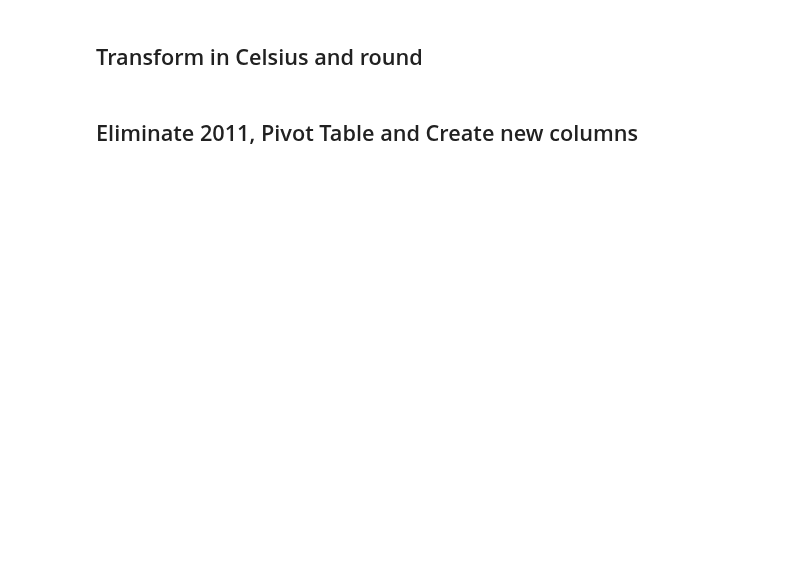
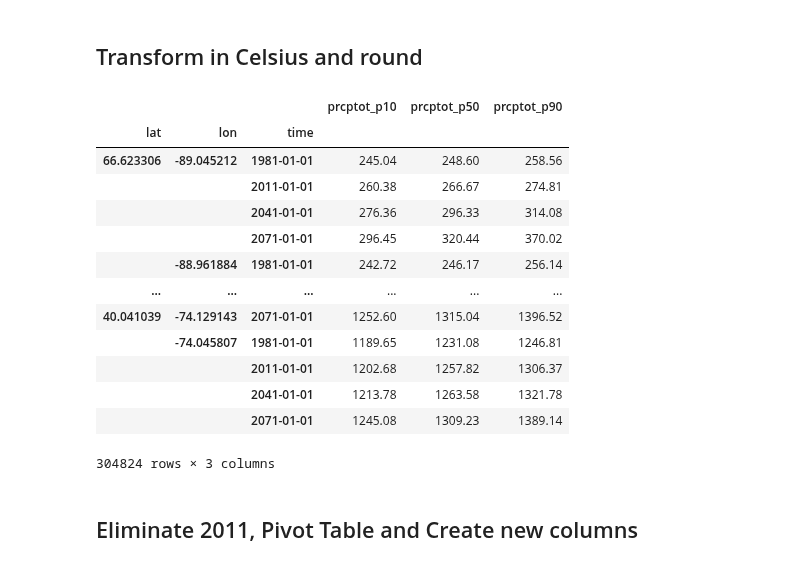
Before and after one commit to marinalopez2110/FistTemplateClimPort, a Jupyter notebook: GeoJson Maps Xclim precipitation annual all regions.ipynb, the cells around one changed output. Saved outputs shown, nothing was run; the diff lists cells and outputs as text; code cells hidden in the pictures; blank space fills up the shorter version.

```diff
--- a/GeoJson Maps Xclim precipitation annual all regions.ipynb
+++ b/GeoJson Maps Xclim precipitation annual all regions.ipynb
@@ -106,11 +257,26 @@ df85
 ## Transform in Celsius and round
 # %%
 df85C = df85.copy()
-df85C["tg_mean_p10"] = round(df85C["tg_mean_p10"] -273.15,2)
-df85C["tg_mean_p50"] = round(df85C["tg_mean_p50"] -273.15,2)
-df85C["tg_mean_p90"] = round(df85C["tg_mean_p90"] -273.15,2)
+df85C["prcptot_p10"] = round(df85C["prcptot_p10"],2)
+df85C["prcptot_p50"] = round(df85C["prcptot_p50"],2)
+df85C["prcptot_p90"] = round(df85C["prcptot_p90"],2)
 
 df85C
+# %% [output]
+|  |  |  | prcptot_p10 | prcptot_p50 | prcptot_p90 |
+| lat | lon | time |  |  |  |
+| 66.623306 | -89.045212 | 1981-01-01 | 245.04 | 248.60 | 258.56 |
+|  |  | 2011-01-01 | 260.38 | 266.67 | 274.81 |
+|  |  | 2041-01-01 | 276.36 | 296.33 | 314.08 |
+|  |  | 2071-01-01 | 296.45 | 320.44 | 370.02 |
+|  | -88.961884 | 1981-01-01 | 242.72 | 246.17 | 256.14 |
+| ... | ... | ... | ... | ... | ... |
+| 40.041039 | -74.129143 | 2071-01-01 | 1252.60 | 1315.04 | 1396.52 |
+|  | -74.045807 | 1981-01-01 | 1189.65 | 1231.08 | 1246.81 |
+|  |  | 2011-01-01 | 1202.68 | 1257.82 | 1306.37 |
+|  |  | 2041-01-01 | 1213.78 | 1263.58 | 1321.78 |
+|  |  | 2071-01-01 | 1245.08 | 1309.23 | 1389.14 |
+304824 rows × 3 columns
 # %% [markdown]
 ## Eliminate 2011, Pivot Table and Create new columns
 # %%
```
Also changed, not shown: parts of 34 cells of this notebook.
